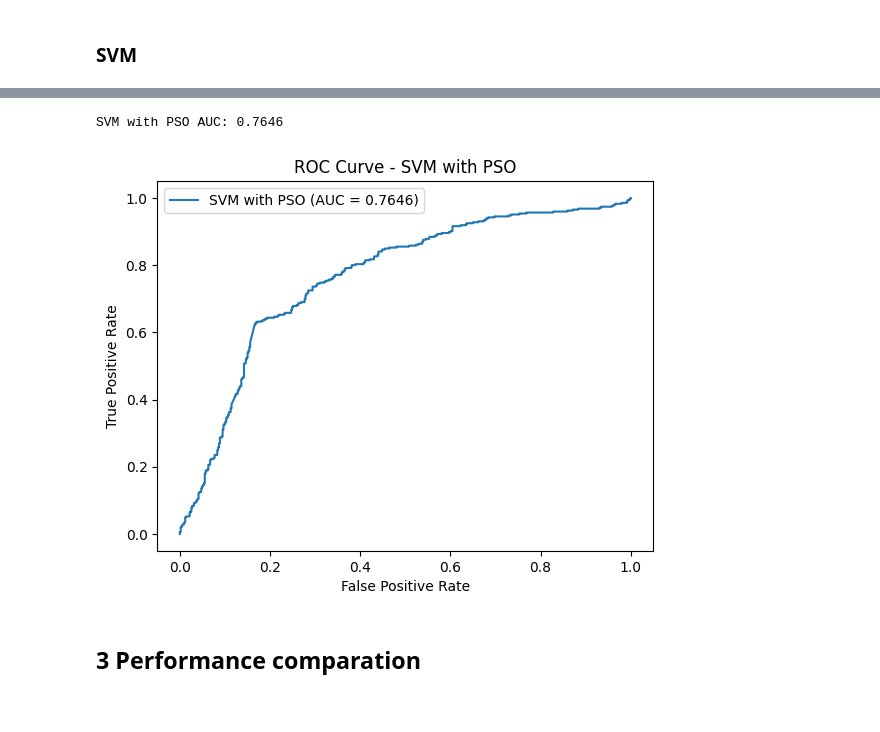
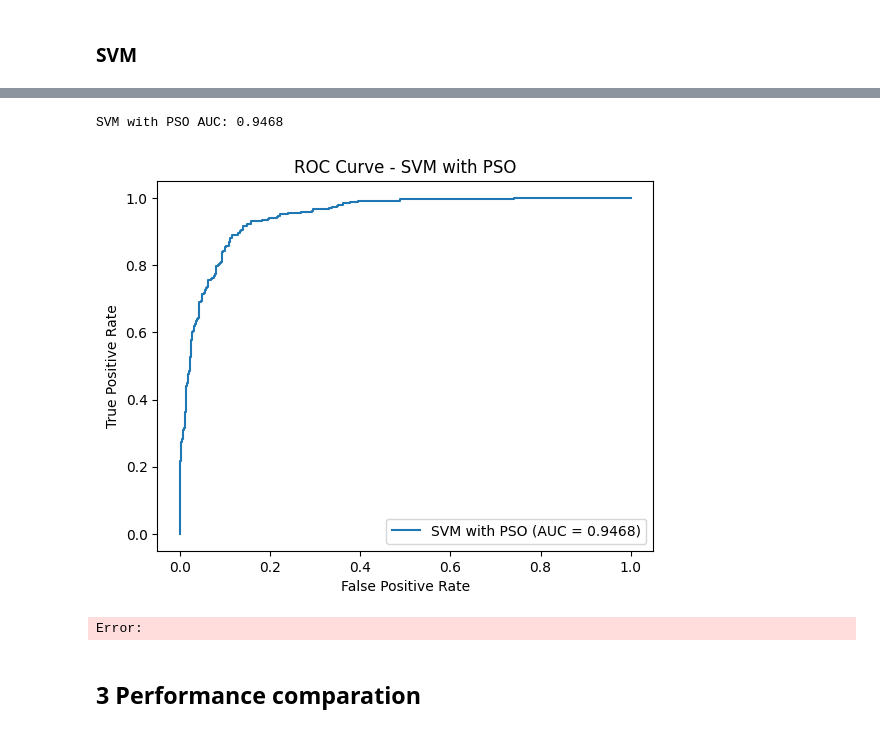
Before and after one commit to Alejandro-131004/Lung-cancer, a Jupyter notebook: feature-selection-joao.ipynb, the cells around one changed output, grey strips where cells are left out. Drawn from its saved outputs; the diff is of its cells as text; code cells hidden in the pictures.

```diff
--- a/feature-selection-joao.ipynb
+++ b/feature-selection-joao.ipynb
@@ -499,25 +503,26 @@ print(f'Best gamma: {optimal_params[1]}')
 # %%
 # Treinar o modelo SVM com os parâmetros otimizados
 svm_pso_model = SVC(C=optimal_params[0], gamma=optimal_params[1], kernel='rbf', probability=True, random_state=42)
-svm_pso_model.fit(X_train_selected, y_train)
+svm_pso_model.fit(X_train, y_train)
 
 # Prever probabilidades no conjunto de teste
-y_pred_svm_pso = svm_pso_model.predict_proba(X_test_selected)[:, 1]
+y_pred_svm_pso = svm_pso_model.predict_proba(X_test)[:, 1]
 
 # Calcular AUC-ROC no conjunto de teste
 svm_pso_auc = roc_auc_score(y_test, y_pred_svm_pso)
 print(f'SVM with PSO AUC: {svm_pso_auc:.4f}')
 
 # Plotar curva ROC
 fpr, tpr, thresholds = roc_curve(y_test, y_pred_svm_pso)
 plt.plot(fpr, tpr, label=f'SVM with PSO (AUC = {svm_pso_auc:.4f})')
 plt.xlabel('False Positive Rate')
 plt.ylabel('True Positive Rate')
 plt.title('ROC Curve - SVM with PSO')
 plt.legend()
 plt.show()
 # %% [output]
-SVM with PSO AUC: 0.7646
+SVM with PSO AUC: 0.9468
-[figure, old version]
+[figure, new version]
+Error:
 # %% [markdown]
 ## 3 Performance comparation
```
Also changed, not shown: parts of 10 cells of this notebook.
